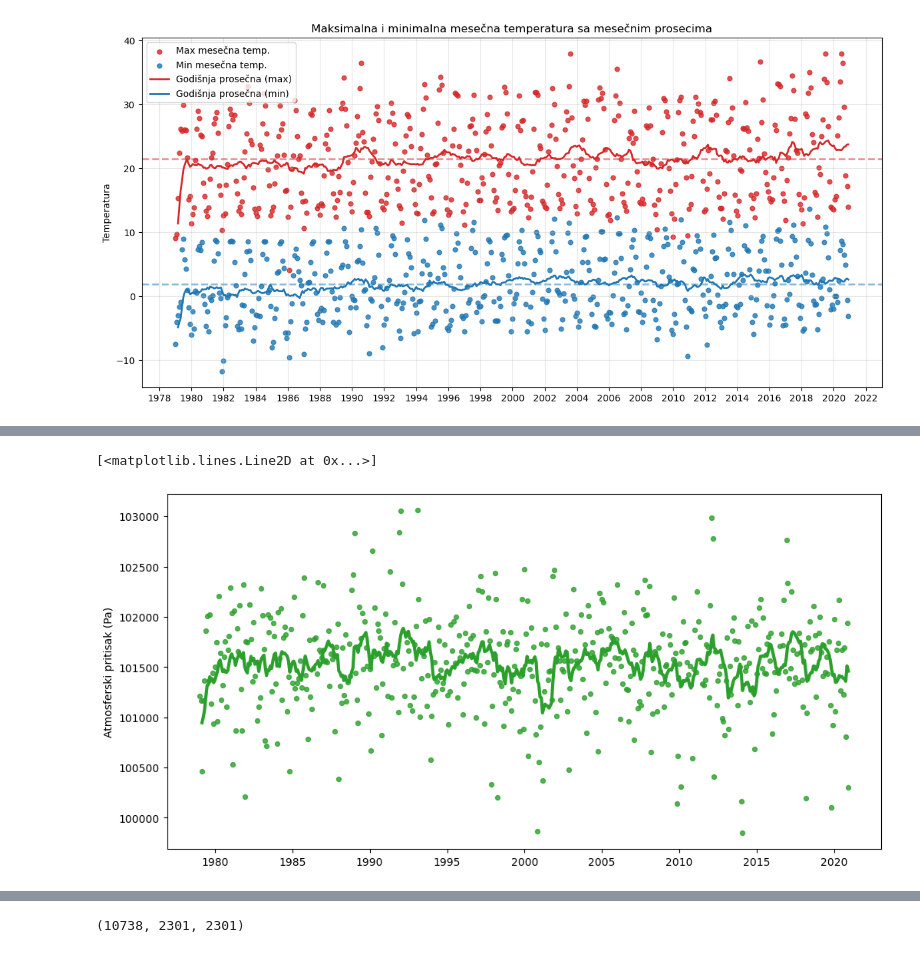
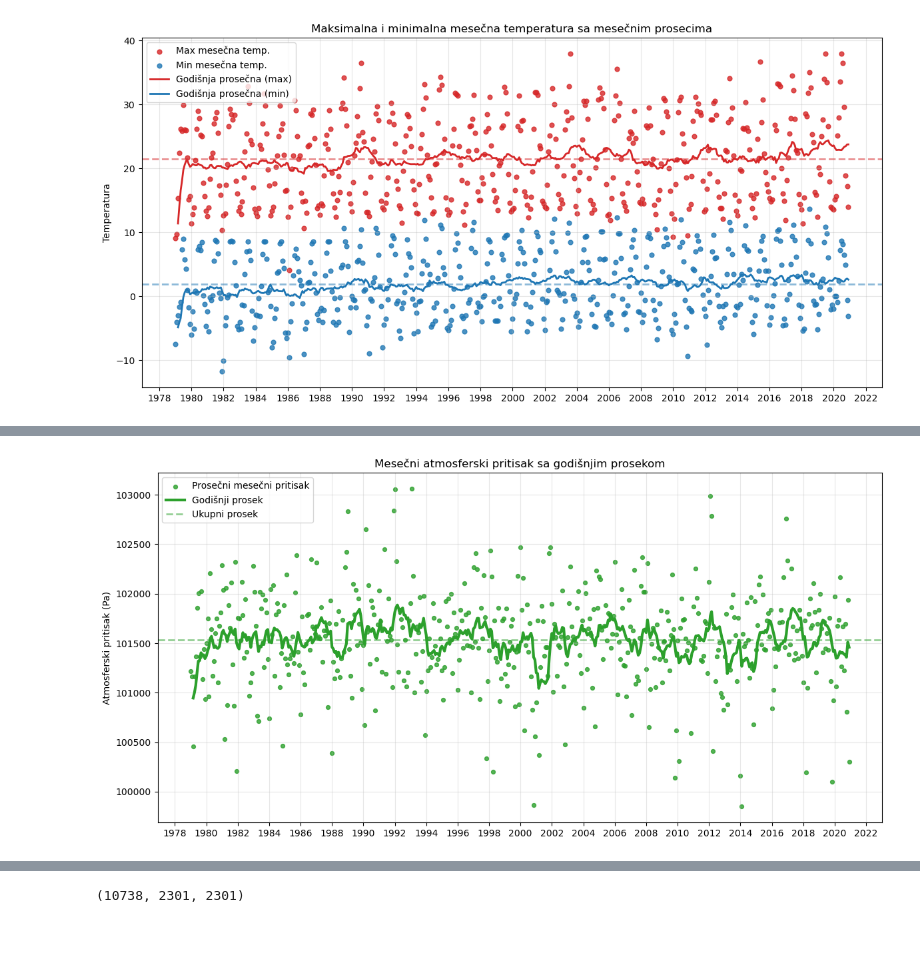
Before and after one commit to markoandjel/MachineLearning, a Jupyter notebook: Projekat III/projekat3.ipynb, the cells around one changed output, grey strips where cells are left out. Drawn from its saved outputs; the diff is of its cells as text; code cells hidden in the pictures.

```diff
--- a/Projekat III/projekat3.ipynb
+++ b/Projekat III/projekat3.ipynb
@@ -156,10 +160,17 @@ Freq: MS, Name: max_temp, dtype: float64
 # %%
 mean_p = df['pressure'].resample('MS').mean()
 mean_ma = mean_p.rolling(12, min_periods=3).mean()
 fig, ax = plt.subplots(figsize=(12,6))
-ax.scatter(mean_p.index, mean_p.values, s=18, color='tab:green', alpha=0.8, label='Monthly mean pressure')
+ax.scatter(mean_p.index, mean_p.values, s=18, color='tab:green', alpha=0.8, label='Prosečni mesečni pritisak')
 ax.set_ylabel('Atmosferski pritisak (Pa)')
-ax.plot(mean_ma.index, mean_ma.values, color='tab:green', lw=3, label='12-mo avg')
+ax.plot(mean_ma.index, mean_ma.values, color='tab:green', lw=3, label='Godišnji prosek')
+ax.axhline(mean_p.mean(), color='tab:green', ls='--', lw=2, alpha=0.5, label='Ukupni prosek')
+ax.set_title('Mesečni atmosferski pritisak sa godišnjim prosekom')
+ax.xaxis.set_major_locator(mdates.YearLocator(2))      # prikaz svake 2 godine
+ax.xaxis.set_major_formatter(mdates.DateFormatter('%Y'))
+ax.grid(True, alpha=0.3)
+ax.legend(loc="best")
+plt.tight_layout()
+plt.show()
 # %% [output]
-[<matplotlib.lines.Line2D at 0x...>]
-[figure, old version]
+[figure, new version]
```
Also changed, not shown: parts of 15 cells of this notebook.
